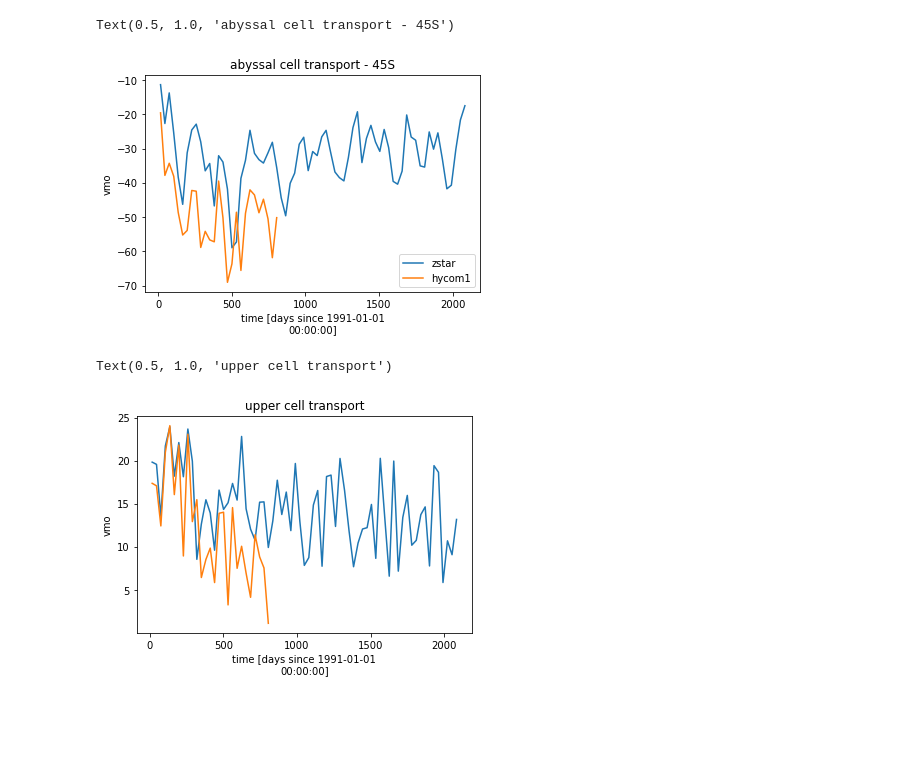
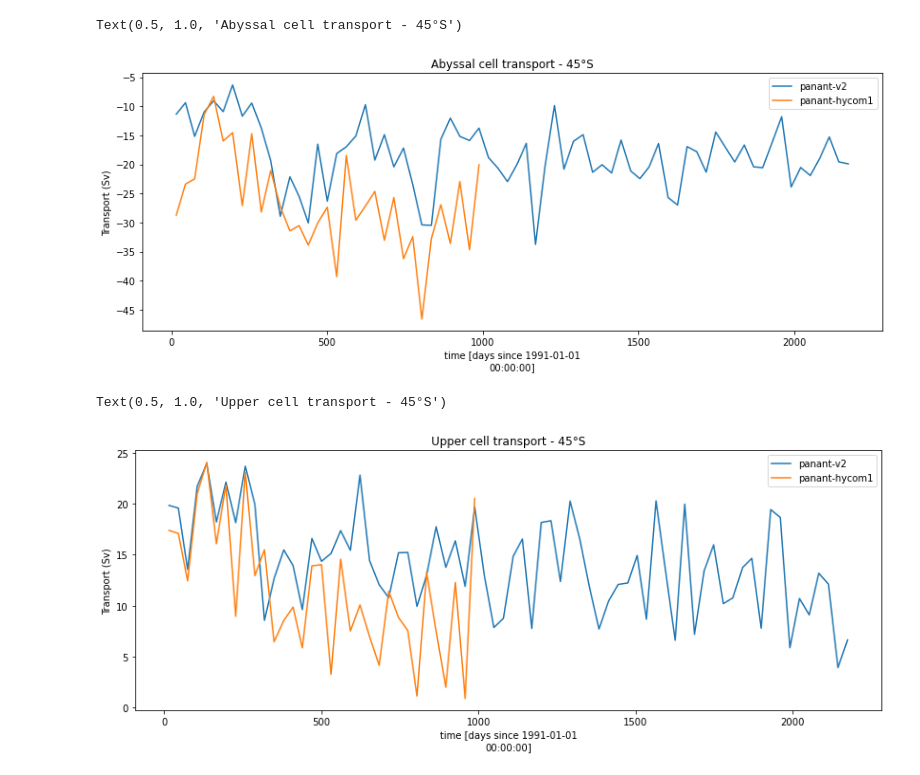
Before and after one commit to COSIMA/mom6-diagnostics, a Jupyter notebook: Overturning.ipynb, the cells around one changed output. Saved outputs shown, nothing was run; the diff lists cells and outputs as text; code cells hidden in the pictures; blank space fills up the shorter version.

```diff
--- a/Overturning.ipynb
+++ b/Overturning.ipynb
@@ -7,6 +11,7 @@ import matplotlib.pyplot as plt
 # %%
 db='/g/data/x77/amh157/PanAnt/panant.db'
 session=cc.database.create_session(db)
+expts = ['panant-v2','panant-hycom1']
 # %%
 client = Client()
 client
@@ -57,6 +58,12 @@ vmo_hycom1_ts45 = vmo_hycom1.sel(yq=-45,method='nearest').sum('xh').cumsum('rho2
 # %%
-vmo_ts65.plot(label='zstar')
-vmo_hycom1_ts65.plot(label='hycom1')
+plt.figure(figsize=(14,5))
+lat = -65
+for expt in expts:
+    vmo = cc.querying.getvar(expt, 'vmo', session, chunks={'yq':60},decode_times=False)
+    vmo_ts = vmo.sel(yq=lat,method='nearest').sum('xh').cumsum('rho2_l').sel(rho2_l=slice(1036.5,1037.5)).min(dim='rho2_l').load()/1e9
+    vmo_ts.plot(label=expt)
+
 plt.legend()
-plt.title('abyssal cell transport - 65S')
+plt.ylabel('Transport (Sv)')
+plt.title('Abyssal cell transport - %d°S'%(-lat))
 # %% [output]
@@ -65,6 +72,12 @@ Text(0.5, 1.0, 'abyssal cell transport - 65S')
 # %%
-vmo_ts55.plot(label='zstar')
-vmo_hycom1_ts55.plot(label='hycom1')
+plt.figure(figsize=(14,5))
+lat = -55
+for expt in expts:
+    vmo = cc.querying.getvar(expt, 'vmo', session, chunks={'yq':60},decode_times=False)
+    vmo_ts = vmo.sel(yq=lat,method='nearest').sum('xh').cumsum('rho2_l').sel(rho2_l=slice(1036.5,1037.5)).min(dim='rho2_l').load()/1e9
+    vmo_ts.plot(label=expt)
+
 plt.legend()
-plt.title('abyssal cell transport - 55S')
+plt.ylabel('Transport (Sv)')
+plt.title('Abyssal cell transport - %d°S'%(-lat))
 # %% [output]
@@ -73,17 +86,28 @@ Text(0.5, 1.0, 'abyssal cell transport - 55S')
 # %%
-vmo_ts55.plot(label='zstar')
-vmo_hycom1_ts55.plot(label='hycom1')
+plt.figure(figsize=(14,5))
+lat = -45
+for expt in expts:
+    vmo = cc.querying.getvar(expt, 'vmo', session, chunks={'yq':60},decode_times=False)
+    vmo_ts = vmo.sel(yq=lat,method='nearest').sum('xh').cumsum('rho2_l').sel(rho2_l=slice(1036.5,1037.5)).min(dim='rho2_l').load()/1e9
+    vmo_ts.plot(label=expt)
+
 plt.legend()
-plt.title('abyssal cell transport - 45S')
+plt.ylabel('Transport (Sv)')
+plt.title('Abyssal cell transport - %d°S'%(-lat))
 # %% [output]
-Text(0.5, 1.0, 'abyssal cell transport - 45S')
+Text(0.5, 1.0, 'Abyssal cell transport - 45°S')
-[figure, old version]
+[figure, new version]
 # %%
-vmo_max_ts45 = vmo.sel(yq=-45,method='nearest').sum('xh').cumsum('rho2_l').sel(rho2_l=slice(1035,1037)).max(dim='rho2_l').load()/1e9
-vmo_max_hycom1_ts45 = vmo_hycom1.sel(yq=-45,method='nearest').sum('xh').cumsum('rho2_l').sel(rho2_l=slice(1035,1037)).max(dim='rho2_l').load()/1e9
-vmo_max_ts45.plot(label='zstar')
-vmo_max_hycom1_ts45.plot(label='hycom1')
-plt.title('upper cell transport')
+plt.figure(figsize=(14,5))
+lat = -45
+for expt in expts:
+    vmo = cc.querying.getvar(expt, 'vmo', session, chunks={'yq':60},decode_times=False)
+    vmo_ts = vmo.sel(yq=lat,method='nearest').sum('xh').cumsum('rho2_l').sel(rho2_l=slice(1035,1037)).max(dim='rho2_l').load()/1e9
+    vmo_ts.plot(label=expt)
+
+plt.legend()
+plt.ylabel('Transport (Sv)')
+plt.title('Upper cell transport - %d°S'%(-lat))
 # %% [output]
-Text(0.5, 1.0, 'upper cell transport')
+Text(0.5, 1.0, 'Upper cell transport - 45°S')
-[figure, old version]
+[figure, new version]
```
Also changed, not shown: parts of 16 cells of this notebook, 1 other file.
